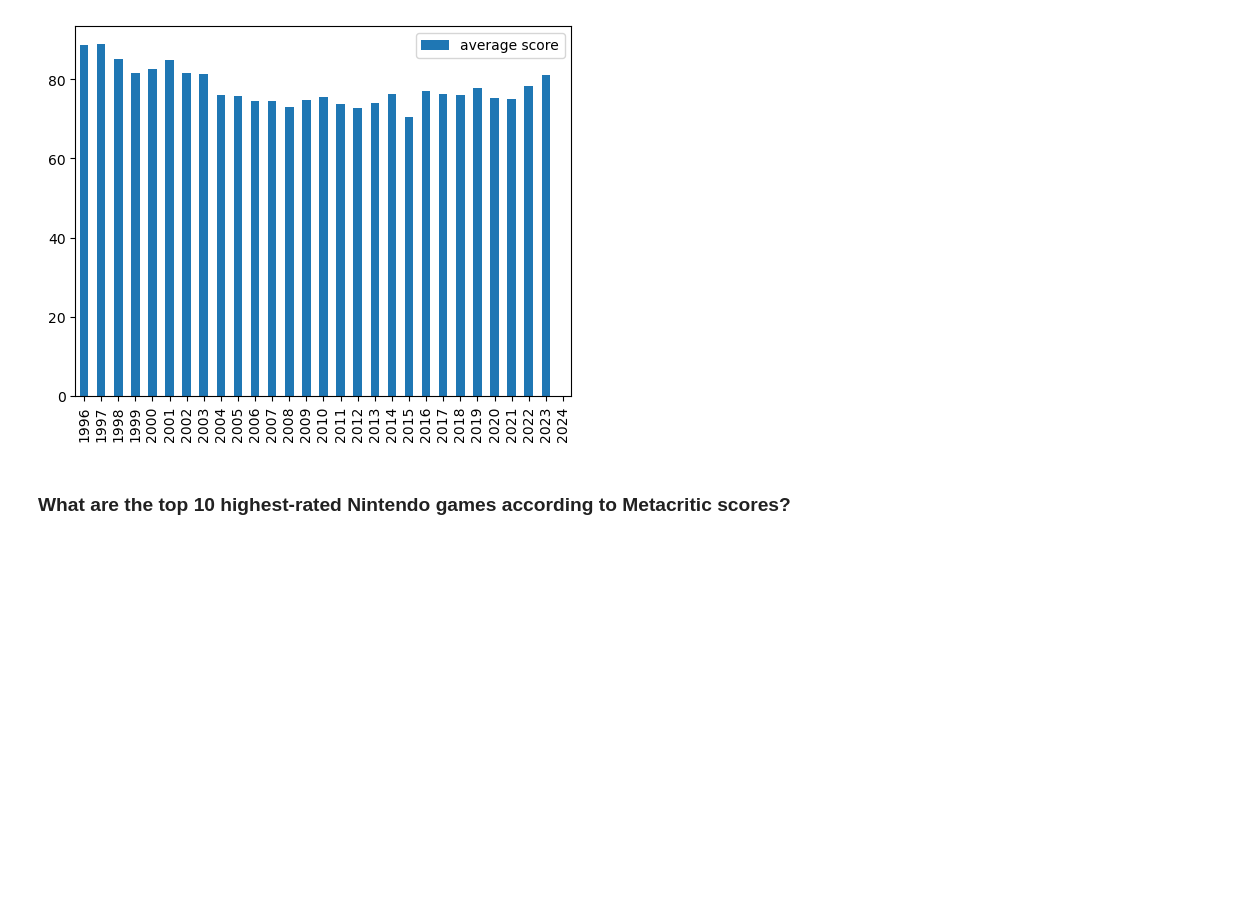
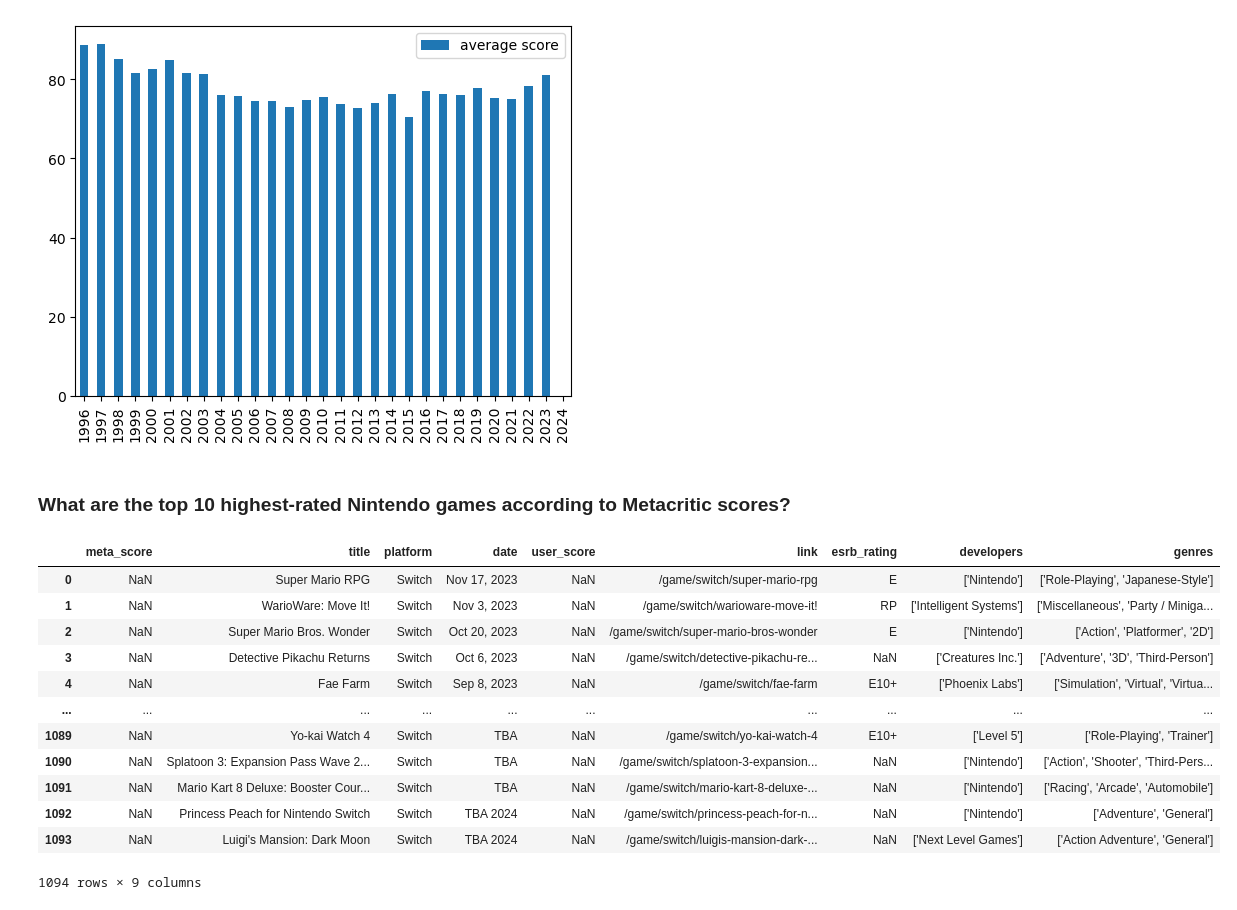
Before and after one commit to Pablosxz/Nintendo-Data-Analysis, a Jupyter notebook: Nintendo-Games.ipynb, the cells around one changed output. Drawn from its saved outputs; the diff is of its cells as text; code cells hidden in the pictures; blank space fills up the shorter version.

```diff
--- a/Nintendo-Games.ipynb
+++ b/Nintendo-Games.ipynb
@@ -241,3 +241,19 @@ scores_by_date.plot(kind='bar')
 [figure]
 # %% [markdown]
 ### What are the top 10 highest-rated Nintendo games according to Metacritic scores?
+# %%
+df
+# %% [output]
+|  | meta_score | title | platform | date | user_score | link | esrb_rating | developers | genres |
+| 0 | NaN | Super Mario RPG | Switch | Nov 17, 2023 | NaN | /game/switch/super-mario-rpg | E | ['Nintendo'] | ['Role-Playing', 'Japanese-Style'] |
+| 1 | NaN | WarioWare: Move It! | Switch | Nov 3, 2023 | NaN | /game/switch/warioware-move-it! | RP | ['Intelligent Systems'] | ['Miscellaneous', 'Party / Miniga... |
+| 2 | NaN | Super Mario Bros. Wonder | Switch | Oct 20, 2023 | NaN | /game/switch/super-mario-bros-wonder | E | ['Nintendo'] | ['Action', 'Platformer', '2D'] |
+| 3 | NaN | Detective Pikachu Returns | Switch | Oct 6, 2023 | NaN | /game/switch/detective-pikachu-re... | NaN | ['Creatures Inc.'] | ['Adventure', '3D', 'Third-Person'] |
+| 4 | NaN | Fae Farm | Switch | Sep 8, 2023 | NaN | /game/switch/fae-farm | E10+ | ['Phoenix Labs'] | ['Simulation', 'Virtual', 'Virtua... |
+| ... | ... | ... | ... | ... | ... | ... | ... | ... | ... |
+| 1089 | NaN | Yo-kai Watch 4 | Switch | TBA | NaN | /game/switch/yo-kai-watch-4 | E10+ | ['Level 5'] | ['Role-Playing', 'Trainer'] |
+| 1090 | NaN | Splatoon 3: Expansion Pass Wave 2... | Switch | TBA | NaN | /game/switch/splatoon-3-expansion... | NaN | ['Nintendo'] | ['Action', 'Shooter', 'Third-Pers... |
+| 1091 | NaN | Mario Kart 8 Deluxe: Booster Cour... | Switch | TBA | NaN | /game/switch/mario-kart-8-deluxe-... | NaN | ['Nintendo'] | ['Racing', 'Arcade', 'Automobile'] |
+| 1092 | NaN | Princess Peach for Nintendo Switch | Switch | TBA 2024 | NaN | /game/switch/princess-peach-for-n... | NaN | ['Nintendo'] | ['Adventure', 'General'] |
+| 1093 | NaN | Luigi's Mansion: Dark Moon | Switch | TBA 2024 | NaN | /game/switch/luigis-mansion-dark-... | NaN | ['Next Level Games'] | ['Action Adventure', 'General'] |
+1094 rows × 9 columns
```
Also changed, not shown: parts of 4 cells of this notebook, 1 other file.
